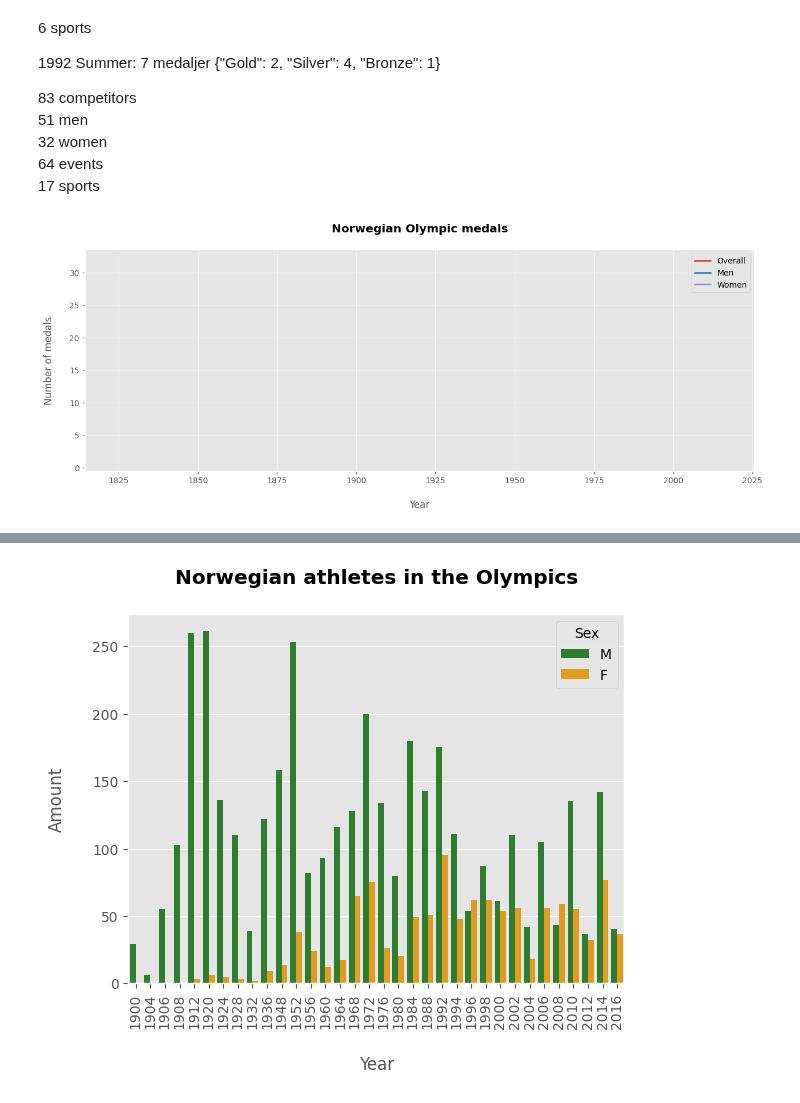
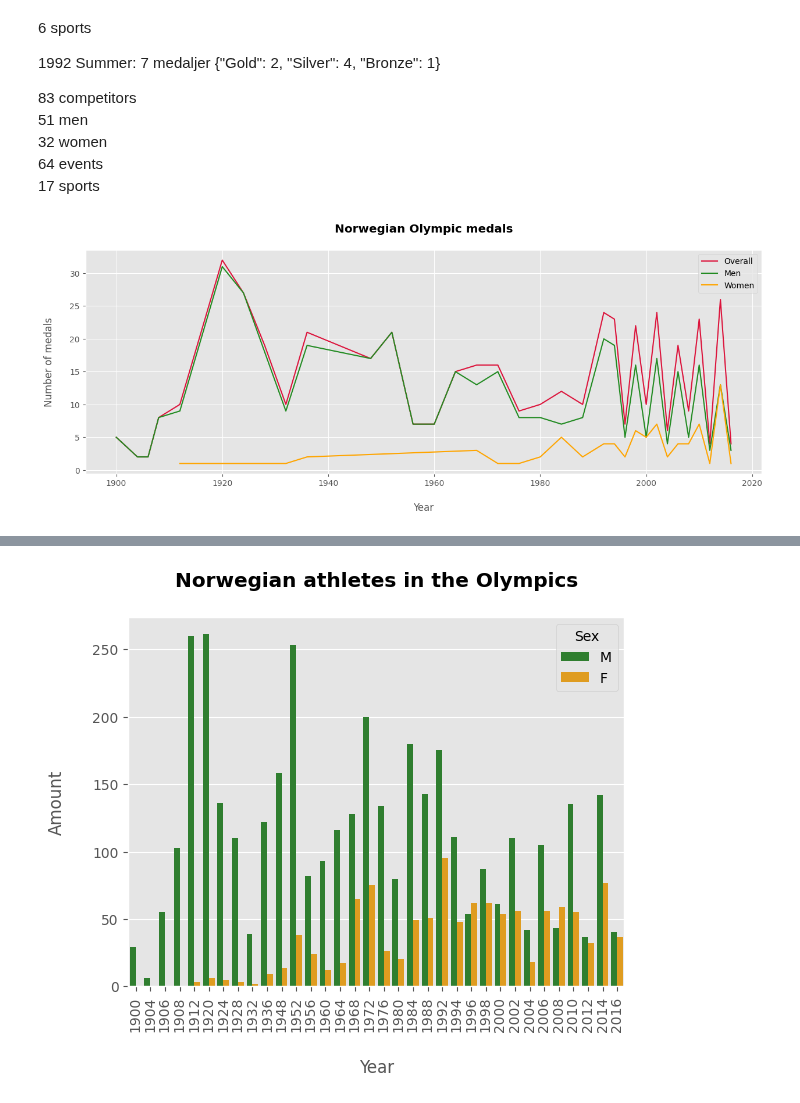
Before and after one commit to Ludwilton/Projekt-OS-Norge, a Jupyter notebook: uppgift_0/uppgift.0.ANDERS.ipynb, the cells around one changed output, grey strips where cells are left out. Saved outputs shown, nothing was run; the diff lists cells and outputs as text; code cells hidden in the pictures.

```diff
--- a/uppgift_0/uppgift.0.ANDERS.ipynb
+++ b/uppgift_0/uppgift.0.ANDERS.ipynb
@@ -6,14 +6,19 @@ import seaborn as sns
 import hashlib as hl
 import matplotlib.pyplot as plt
 import numpy as np
-from functools import cache
 import sys
 sys.path.append("..")
 from data_utils import *
 import matplotlib.image as mpimg
 
 
-df = pd.read_csv("../athlete_events.csv")
+df = read_athlete_events("/home/albot/coding/repos/Projekt-OS-Norge/athlete_events.csv")
+df = hash_column(df, "Name")
+no = df[df["NOC"] == "NOR"]
 # %% [markdown]
 # Uppgift 1
+# %%
+no_medals = no[no["Medal"].notnull()]
+no_medals = no_medals.drop_duplicates(subset=["Event", "Games", "Team", "Medal"])
+medal_series = group_medals(no_medals, "Year").sort_values(by="Total", ascending=False)
 # %%
@@ -133,19 +124,22 @@ diff
 # %%
 medal_count_all = group_medals(no_medals, "Year").sort_values(by="Year")
 medal_count_wom = no_medals[no_medals["Sex"] == "F"]
 medal_count_wom = group_medals(medal_count_wom, "Year").sort_values(by="Year")
 medal_count_men = no_medals[no_medals["Sex"] == "M"]
 medal_count_men = group_medals(medal_count_men, "Year").sort_values(by="Year")
 medal_count_men.columns[3]
 plt.style.use("ggplot")
 plt.figure(figsize=(15, 5))
-sns.lineplot(data=medal_count_all, x="Year", y=medal_count_all.columns[3], label="Overall")
-sns.lineplot(data=medal_count_men, x="Year", y=medal_count_men.columns[3], label="Men")
-sns.lineplot(data=medal_count_wom, x="Year", y=medal_count_wom.columns[3], label="Women")
+label_color = {"M": "forestgreen", "F": "orange"}
+sns.lineplot(data=medal_count_all, x="Year", y=medal_count_all.columns[3], label="Overall", color="crimson")
+sns.lineplot(data=medal_count_men, x="Year", y=medal_count_men.columns[3], label="Men", color="Forestgreen")
+sns.lineplot(data=medal_count_wom, x="Year", y=medal_count_wom.columns[3], label="Women", color="orange")
 plt.title("Norwegian Olympic medals\n", fontweight="bold")
 plt.ylabel("Number of medals\n")
 plt.xlabel("\nYear")
 plt.legend()
 plt.show()
+
+# if all else is correct then Men is not, it follows the overlaps with the overall line when women is not zero which is not possible
 # %% [output]
-[figure, old version]
+[figure, new version]
```
Also changed, not shown: parts of 11 cells of this notebook.
